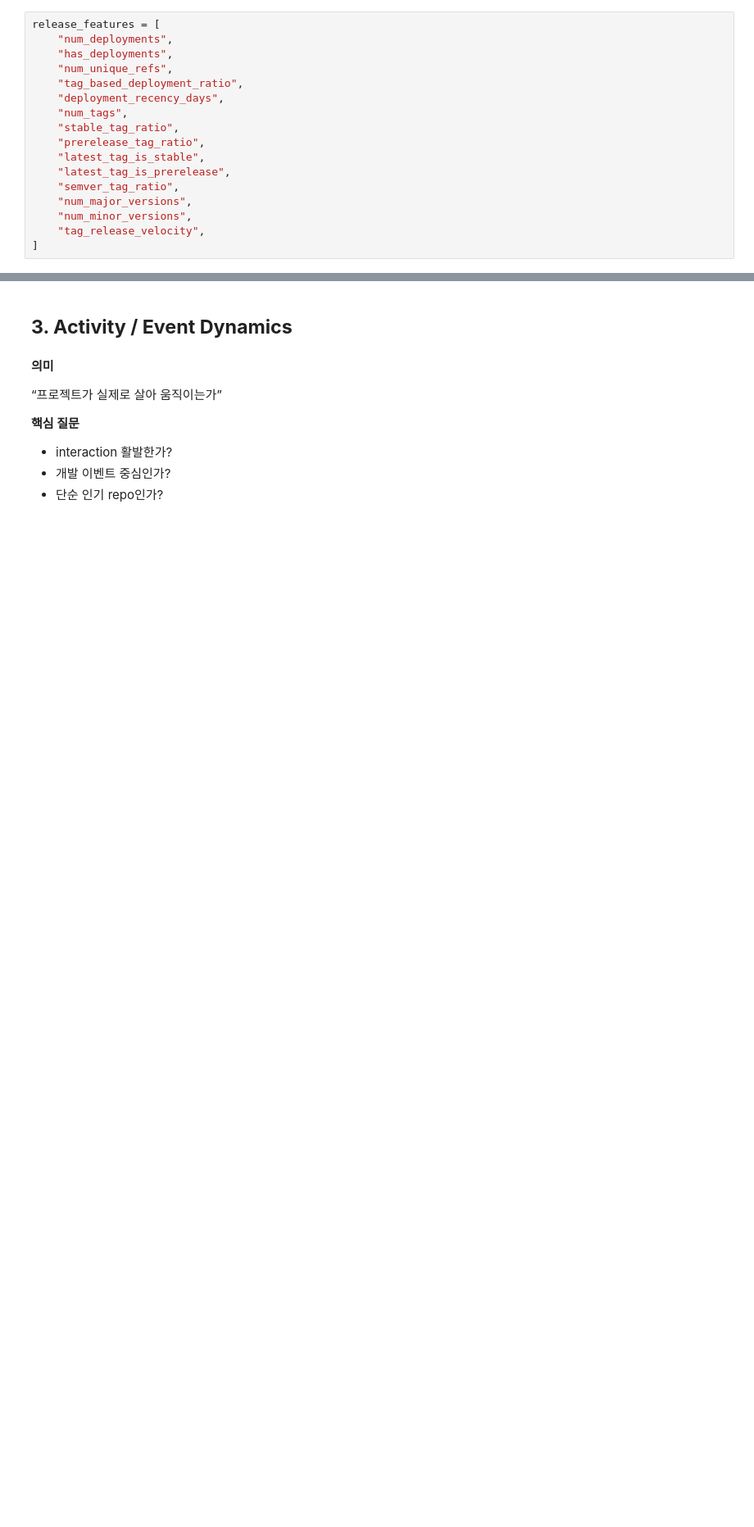
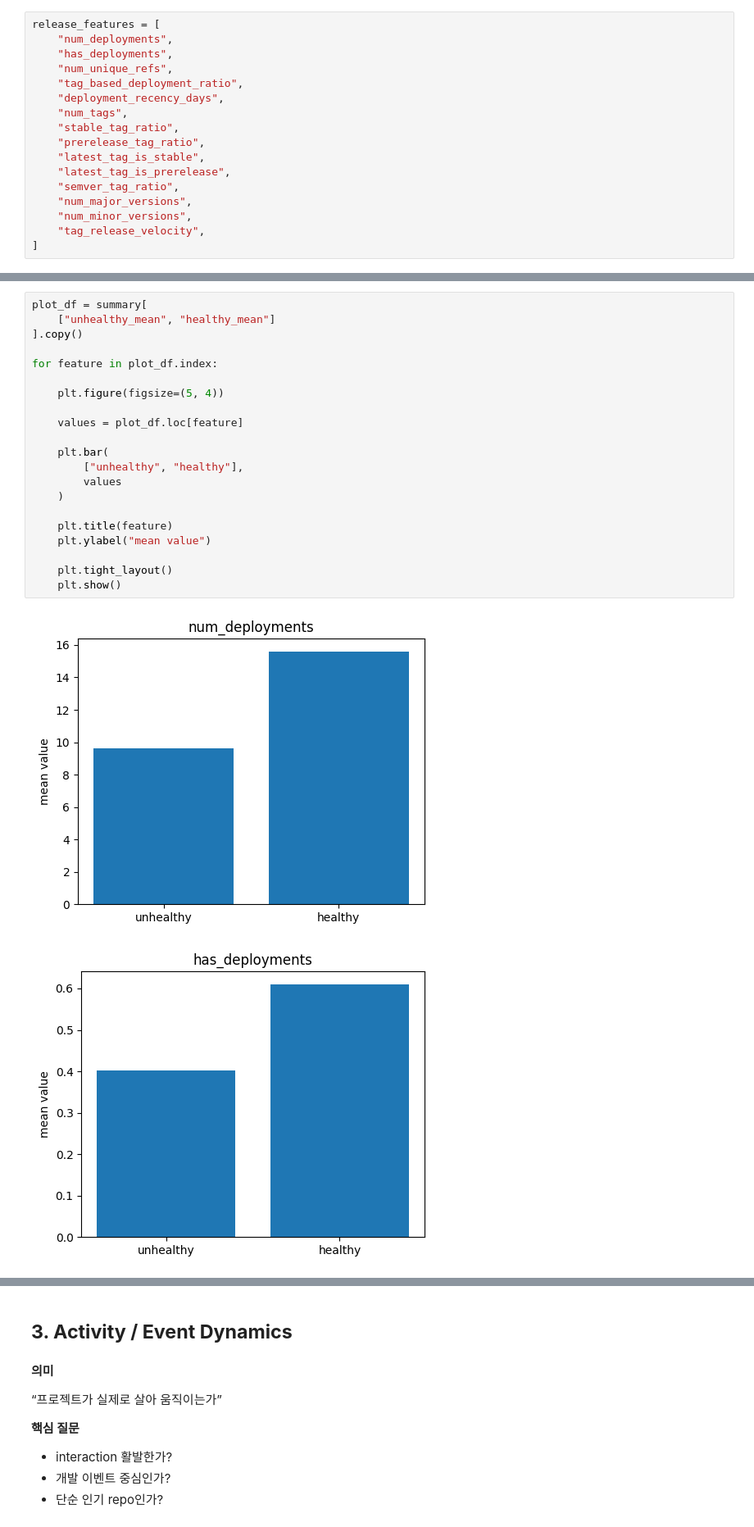
Before and after one commit to OpenSource-2026/oss-health-data, a Jupyter notebook: src/1_FEATURE.ipynb, the cells around one changed output, grey strips where cells are left out. Shown at 82% size. Drawn from its saved outputs; the diff is of its cells as text; blank space fills up the shorter version.

```diff
--- a/src/1_FEATURE.ipynb
+++ b/src/1_FEATURE.ipynb
@@ -455,0 +545,24 @@ release_features = [
+# %%
+plot_df = summary[
+    ["unhealthy_mean", "healthy_mean"]
+].copy()
+
+for feature in plot_df.index:
+
+    plt.figure(figsize=(5, 4))
+
+    values = plot_df.loc[feature]
+
+    plt.bar(
+        ["unhealthy", "healthy"],
+        values
+    )
+
+    plt.title(feature)
+    plt.ylabel("mean value")
+
+    plt.tight_layout()
+    plt.show()
+# %% [output]
+[figure, added]
+[figure, added]
```
Also changed, not shown: parts of 15 cells of this notebook.
